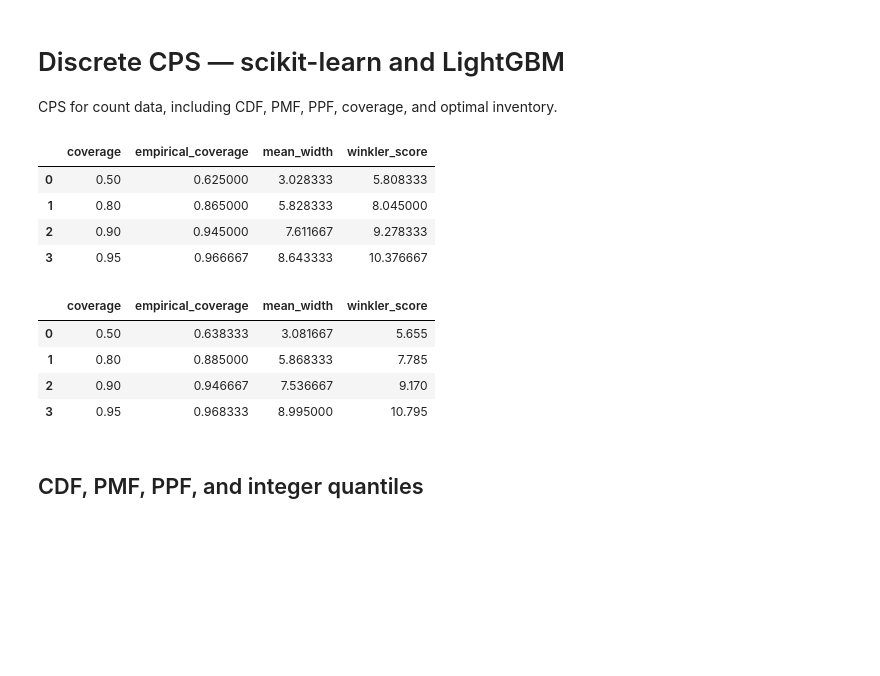
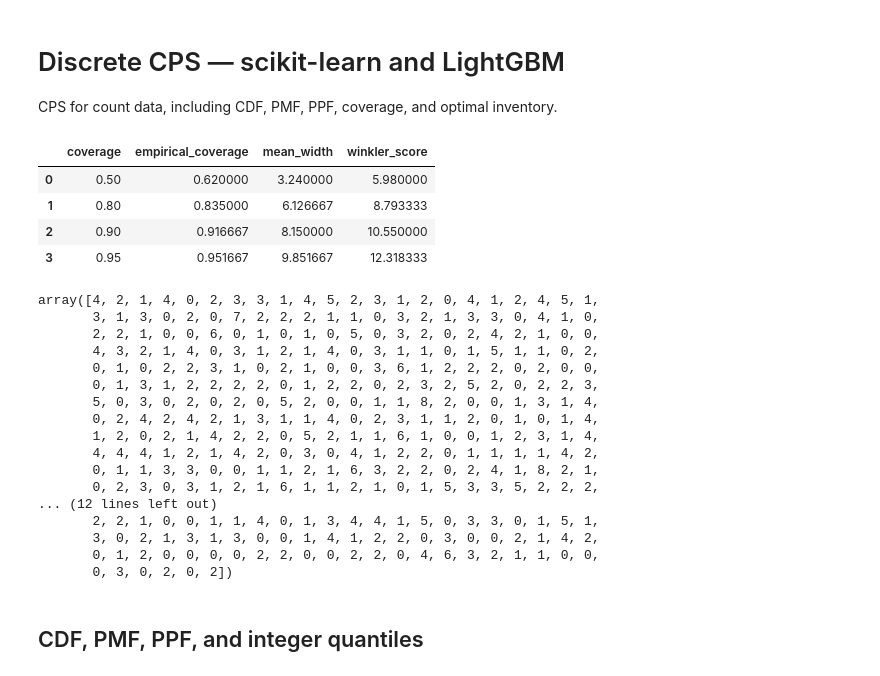
Before and after one commit to heylucasleao/tinyconformal, a Jupyter notebook: examples/distribution/cps_discrete.ipynb, the cells around one changed output. Cells and saved outputs as stored; diff of their text form; code cells hidden in the pictures; blank space fills up the shorter version.

```diff
--- a/examples/distribution/cps_discrete.ipynb
+++ b/examples/distribution/cps_discrete.ipynb
@@ -25,26 +25,41 @@ X_train, X_test, y_train, y_test = train_test_split(
 # %%
 models = {
     "HistGradientBoosting": HistGradientBoostingRegressor(loss="poisson", max_iter=250, random_state=42),
-    "LightGBM": LGBMRegressor(objective="poisson", n_estimators=250, random_state=42, verbosity=-1),
+    #"LightGBM": LGBMRegressor(objective="poisson", n_estimators=250, random_state=42, verbosity=-1),
 }
 results = {}
 for name, model in models.items():
     scale_model = RandomForestRegressor(n_estimators=250, min_samples_leaf=8, random_state=42, n_jobs=-1)
     cps = DiscreteCrossConformalPredictiveSystem(model, scale_model, cv=5, n_jobs=-1, minimum=0).fit(X_train, y_train)
     distribution = cps.predict_distribution(X_test)
     results[name] = (cps, distribution)
     display(distribution.evaluate(y_test))
 # %% [output]
 |  | coverage | empirical_coverage | mean_width | winkler_score |
-| 0 | 0.50 | 0.625000 | 3.028333 | 5.808333 |
-| 1 | 0.80 | 0.865000 | 5.828333 | 8.045000 |
-| 2 | 0.90 | 0.945000 | 7.611667 | 9.278333 |
-| 3 | 0.95 | 0.966667 | 8.643333 | 10.376667 |
+| 0 | 0.50 | 0.620000 | 3.240000 | 5.980000 |
+| 1 | 0.80 | 0.835000 | 6.126667 | 8.793333 |
+| 2 | 0.90 | 0.916667 | 8.150000 | 10.550000 |
+| 3 | 0.95 | 0.951667 | 9.851667 | 12.318333 |
-|  | coverage | empirical_coverage | mean_width | winkler_score |
-| 0 | 0.50 | 0.638333 | 3.081667 | 5.655 |
-| 1 | 0.80 | 0.885000 | 5.868333 | 7.785 |
-| 2 | 0.90 | 0.946667 | 7.536667 | 9.170 |
-| 3 | 0.95 | 0.968333 | 8.995000 | 10.795 |
+# %%
+distribution.ppf(0.05)
+# %% [output]
+array([4, 2, 1, 4, 0, 2, 3, 3, 1, 4, 5, 2, 3, 1, 2, 0, 4, 1, 2, 4, 5, 1,
+       3, 1, 3, 0, 2, 0, 7, 2, 2, 2, 1, 1, 0, 3, 2, 1, 3, 3, 0, 4, 1, 0,
+       2, 2, 1, 0, 0, 6, 0, 1, 0, 1, 0, 5, 0, 3, 2, 0, 2, 4, 2, 1, 0, 0,
+       4, 3, 2, 1, 4, 0, 3, 1, 2, 1, 4, 0, 3, 1, 1, 0, 1, 5, 1, 1, 0, 2,
+       0, 1, 0, 2, 2, 3, 1, 0, 2, 1, 0, 0, 3, 6, 1, 2, 2, 2, 0, 2, 0, 0,
+       0, 1, 3, 1, 2, 2, 2, 2, 0, 1, 2, 2, 0, 2, 3, 2, 5, 2, 0, 2, 2, 3,
+       5, 0, 3, 0, 2, 0, 2, 0, 5, 2, 0, 0, 1, 1, 8, 2, 0, 0, 1, 3, 1, 4,
+       0, 2, 4, 2, 4, 2, 1, 3, 1, 1, 4, 0, 2, 3, 1, 1, 2, 0, 1, 0, 1, 4,
+       1, 2, 0, 2, 1, 4, 2, 2, 0, 5, 2, 1, 1, 6, 1, 0, 0, 1, 2, 3, 1, 4,
+       4, 4, 4, 1, 2, 1, 4, 2, 0, 3, 0, 4, 1, 2, 2, 0, 1, 1, 1, 1, 4, 2,
+       0, 1, 1, 3, 3, 0, 0, 1, 1, 2, 1, 6, 3, 2, 2, 0, 2, 4, 1, 8, 2, 1,
+       0, 2, 3, 0, 3, 1, 2, 1, 6, 1, 1, 2, 1, 0, 1, 5, 3, 3, 5, 2, 2, 2,
+... (12 lines left out)
+       2, 2, 1, 0, 0, 1, 1, 4, 0, 1, 3, 4, 4, 1, 5, 0, 3, 3, 0, 1, 5, 1,
+       3, 0, 2, 1, 3, 1, 3, 0, 0, 1, 4, 1, 2, 2, 0, 3, 0, 0, 2, 1, 4, 2,
+       0, 1, 2, 0, 0, 0, 0, 2, 2, 0, 0, 2, 2, 0, 4, 6, 3, 2, 1, 1, 0, 0,
+       0, 3, 0, 2, 0, 2])
 # %% [markdown]
 ## CDF, PMF, PPF, and integer quantiles
 # %%
```
Also changed, not shown: 3 other files.
